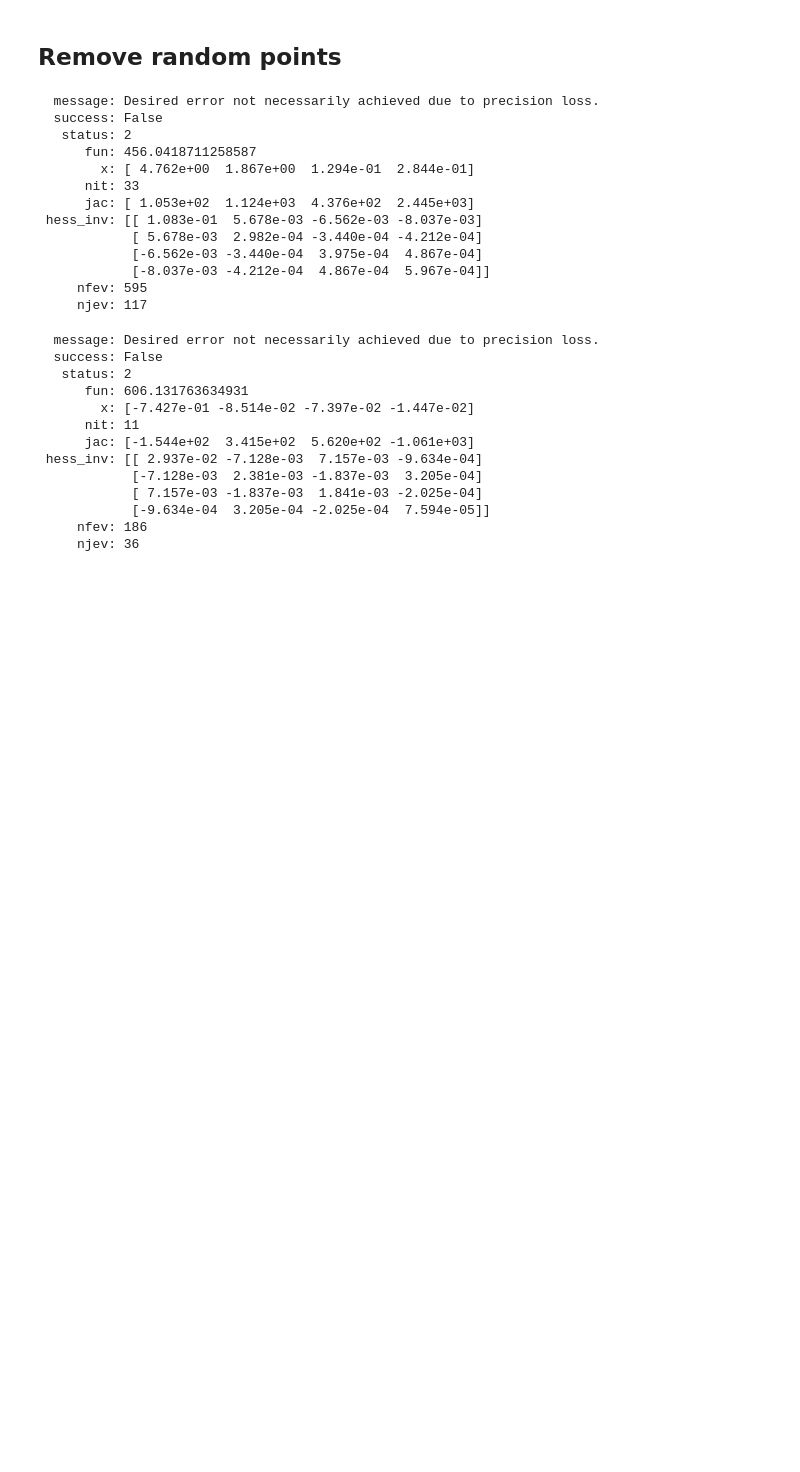
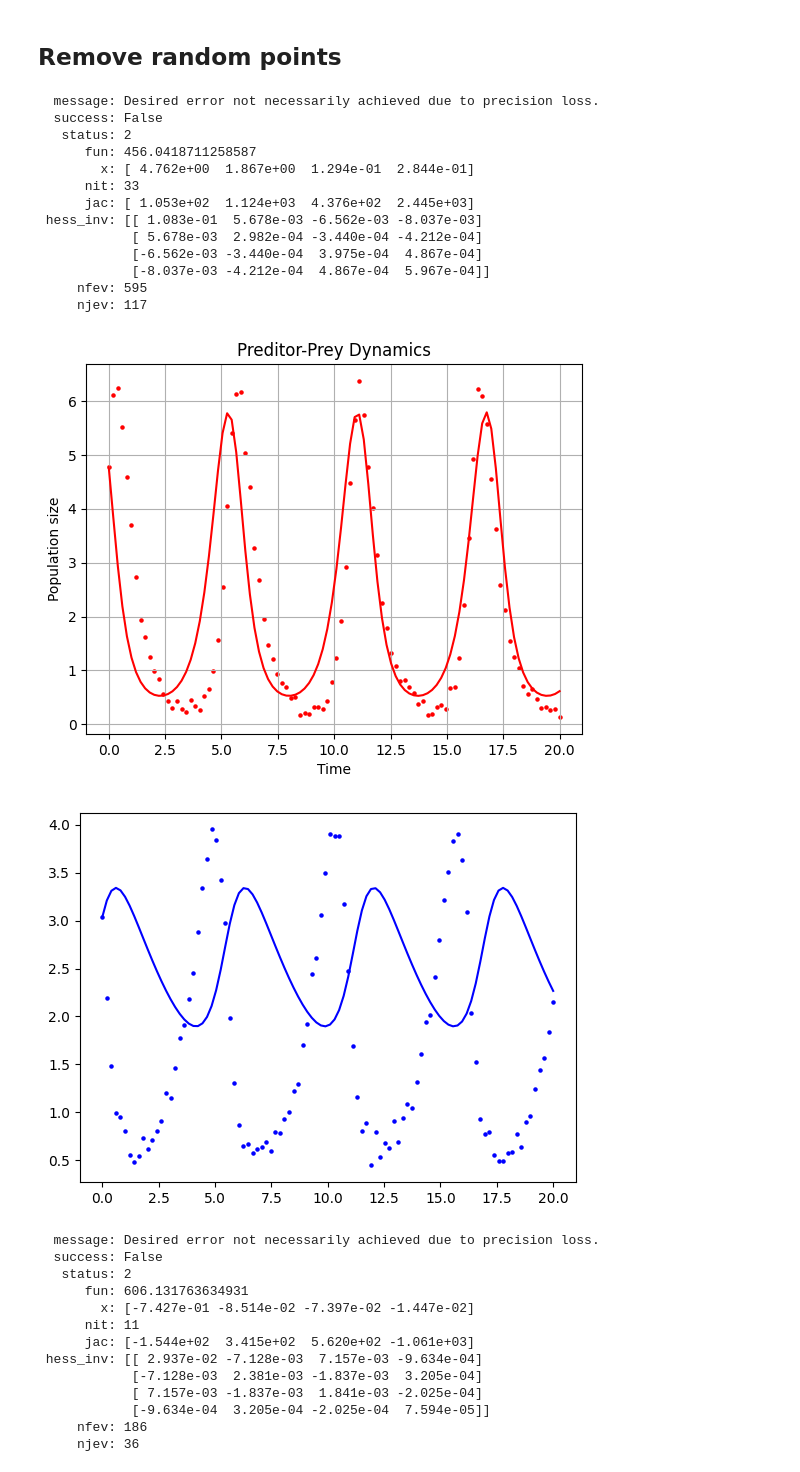
Before and after one commit to estherlb/stochastic_3, a Jupyter notebook: Reverse-Engineering Predator-Prey System/time_series.ipynb, the cells around one changed output. Drawn from its saved outputs; the diff is of its cells as text; code cells hidden in the pictures; blank space fills up the shorter version.

```diff
--- a/Reverse-Engineering Predator-Prey System/time_series.ipynb
+++ b/Reverse-Engineering Predator-Prey System/time_series.ipynb
@@ -79,13 +79,13 @@ def loss_function_res(params, data):
 # %% [markdown]
 ### Fit data with loss function res
 # %%
-def minimise_loss_function_res(df):
-    params0 = np.array([0.5, 0.8, 0.3, 0.5])
+def minimise_loss_function_res(df, params0=None):
+    if params0 is None:
+        params0 = np.array([0.5, 0.8, 0.3, 0.5])
     output_minimise = minimize(loss_function_res, params0, args=(df))
     fitted_parameters = output_minimise.x
     loss = output_minimise.fun
     return output_minimise
-
 
 def plot_lotka(df, fitted_parameters, extra_df=None):
     t = np.array(df['t'], dtype=float)
@@ -140,20 +140,24 @@ df_subset_25_75 = pd.concat([df_subset_25, df_subset_75], ignore_index=True).sor
 # %%
 minimised_original = minimise_loss_function_res(df)
 print(minimised_original)
+
+plot_lotka(df, minimised_original.x)
 # %% [output]
   message: Desired error not necessarily achieved due to precision loss.
   success: False
    status: 2
       fun: 456.0418711258587
         x: [ 4.762e+00  1.867e+00  1.294e-01  2.844e-01]
       nit: 33
       jac: [ 1.053e+02  1.124e+03  4.376e+02  2.445e+03]
  hess_inv: [[ 1.083e-01  5.678e-03 -6.562e-03 -8.037e-03]
             [ 5.678e-03  2.982e-04 -3.440e-04 -4.212e-04]
             [-6.562e-03 -3.440e-04  3.975e-04  4.867e-04]
             [-8.037e-03 -4.212e-04  4.867e-04  5.967e-04]]
      nfev: 595
      njev: 117
+[figure, added]
+[figure, added]
 # %%
 minimised_25 = minimise_loss_function_res(df_subset_25)
 print(minimised_25)
```
Also changed, not shown: parts of 4 cells of this notebook.
